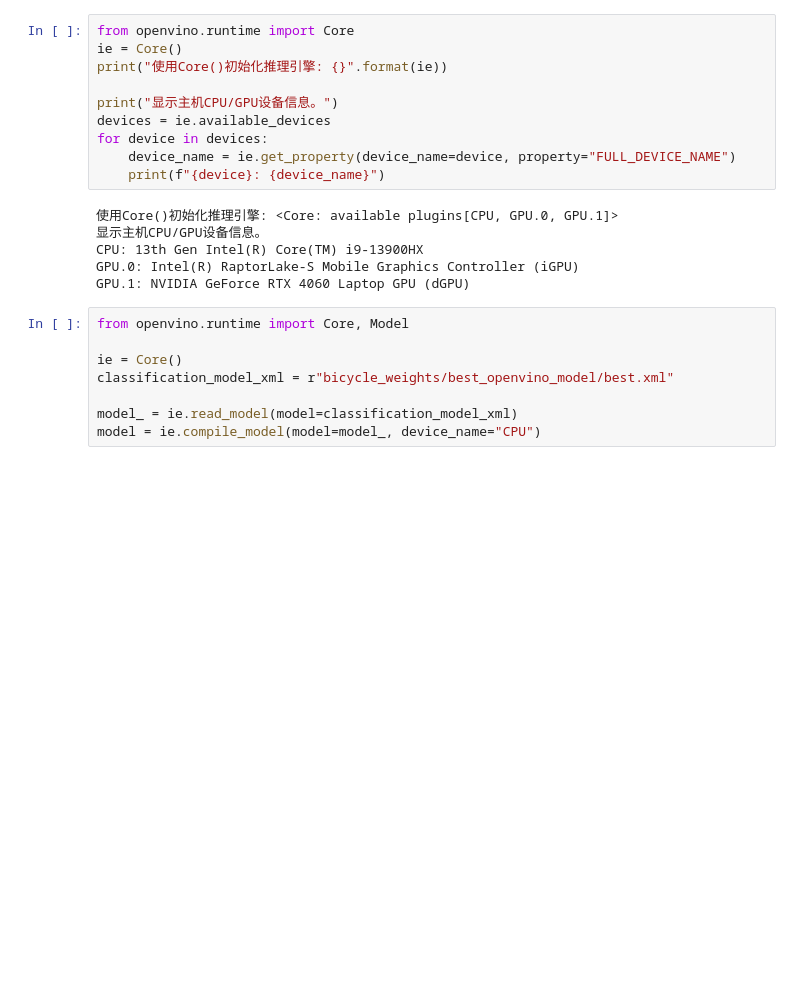
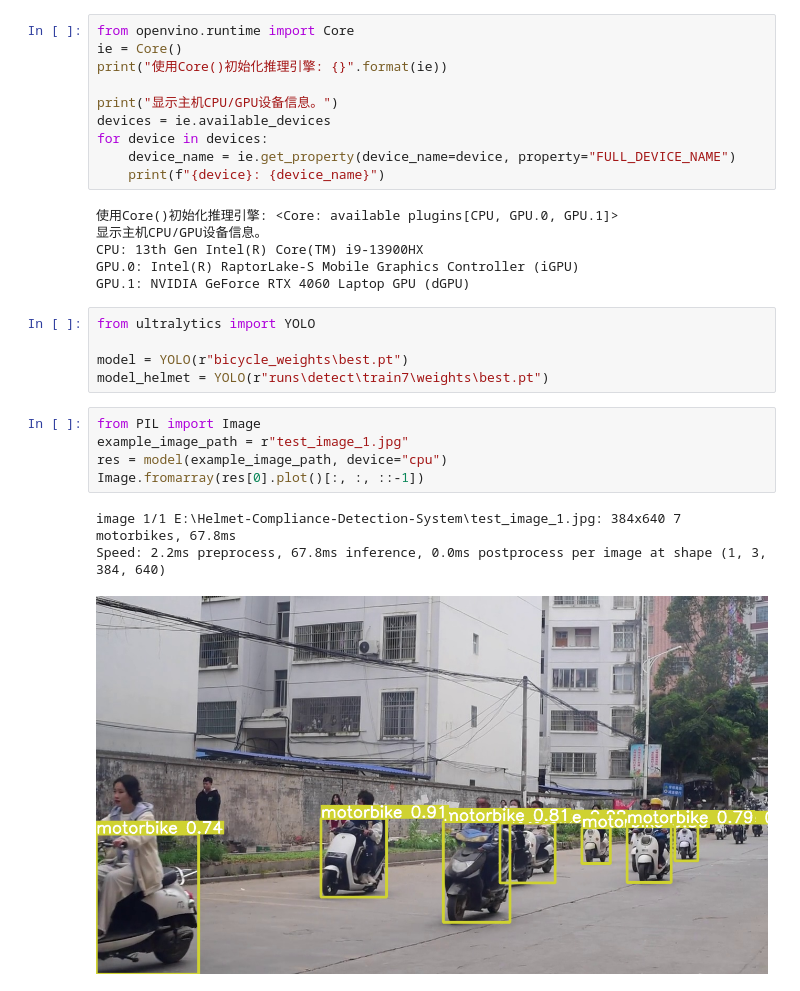
Before and after one commit to JiangLing-js/Helmet-Compliance-Detection-System, a Jupyter notebook: detect_openvino.ipynb, the cells around one changed output. Saved outputs shown, nothing was run; the diff lists cells and outputs as text; blank space fills up the shorter version.

Commit message:
openvino

```diff
--- a/detect_openvino.ipynb
+++ b/detect_openvino.ipynb
@@ -14,11 +14,17 @@ for device in devices:
 CPU: 13th Gen Intel(R) Core(TM) i9-13900HX
 GPU.0: Intel(R) RaptorLake-S Mobile Graphics Controller (iGPU)
 GPU.1: NVIDIA GeForce RTX 4060 Laptop GPU (dGPU)
-# %%
-from openvino.runtime import Core, Model
-
-ie = Core()
-classification_model_xml = r"bicycle_weights/best_openvino_model/best.xml"
-
-model_ = ie.read_model(model=classification_model_xml)
-model = ie.compile_model(model=model_, device_name="CPU")
+# %%
+from ultralytics import YOLO
+
+model = YOLO(r"bicycle_weights\best.pt")
+model_helmet = YOLO(r"runs\detect\train7\weights\best.pt")
+# %%
+from PIL import Image
+example_image_path = r"test_image_1.jpg"
+res = model(example_image_path, device="cpu")
+Image.fromarray(res[0].plot()[:, :, ::-1])
+# %% [output]
+image 1/1 E:\Helmet-Compliance-Detection-System\test_image_1.jpg: 384x640 7 motorbikes, 67.8ms
+Speed: 2.2ms preprocess, 67.8ms inference, 0.0ms postprocess per image at shape (1, 3, 384, 640)
+[figure, added]
```
Also changed, not shown: parts of 16 cells of this notebook, 9 other files.
